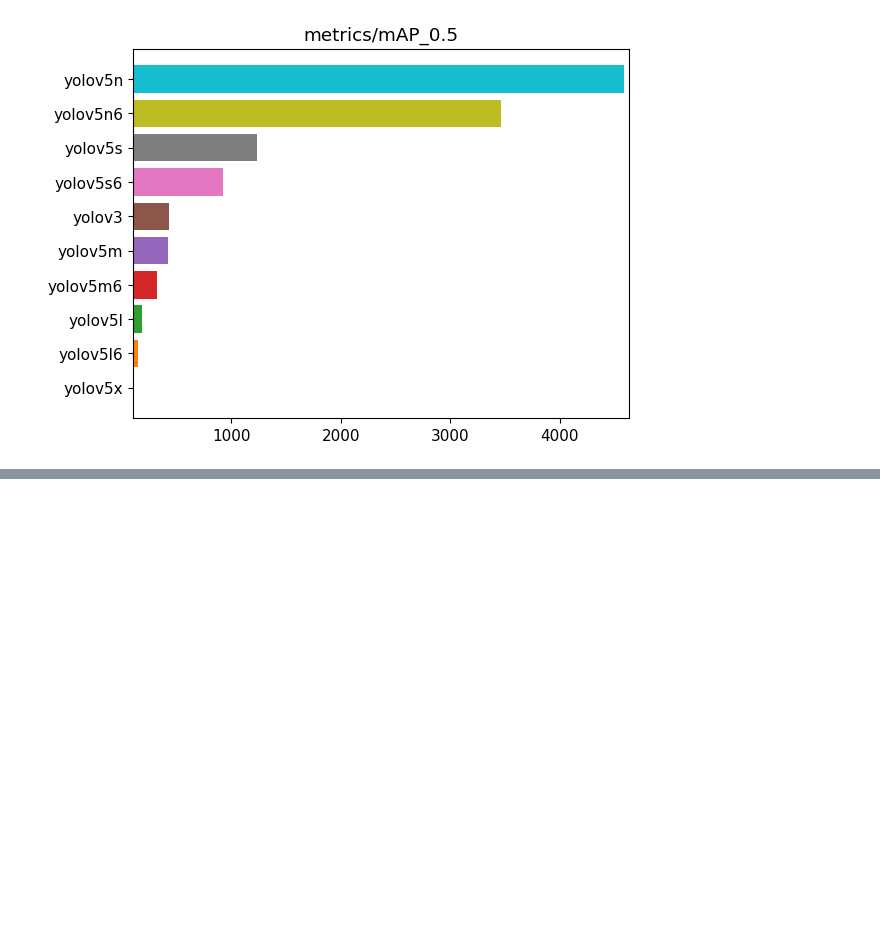
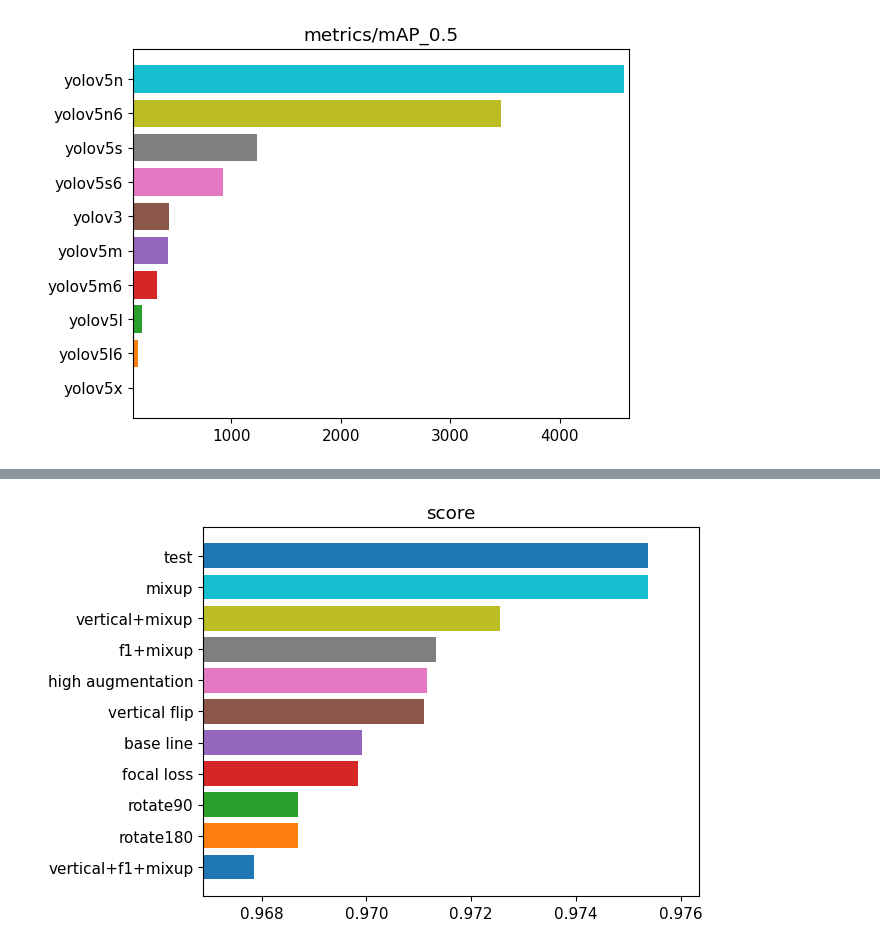
Before and after one commit to cannot-climb/gripp-deep, a Jupyter notebook: ploting.ipynb, the cells around one changed output, grey strips where cells are left out. Saved outputs shown, nothing was run; the diff lists cells and outputs as text; code cells hidden in the pictures; blank space fills up the shorter version.

```diff
--- a/ploting.ipynb
+++ b/ploting.ipynb
@@ -160,0 +217,4 @@ sort_and_plot_net_score(res, "metrics/mAP_0.5")
+# %%
+sort_and_plot(model, "score")
+# %% [output]
+[figure, added]
```
Also changed, not shown: parts of 7 cells of this notebook, 6 other files.
